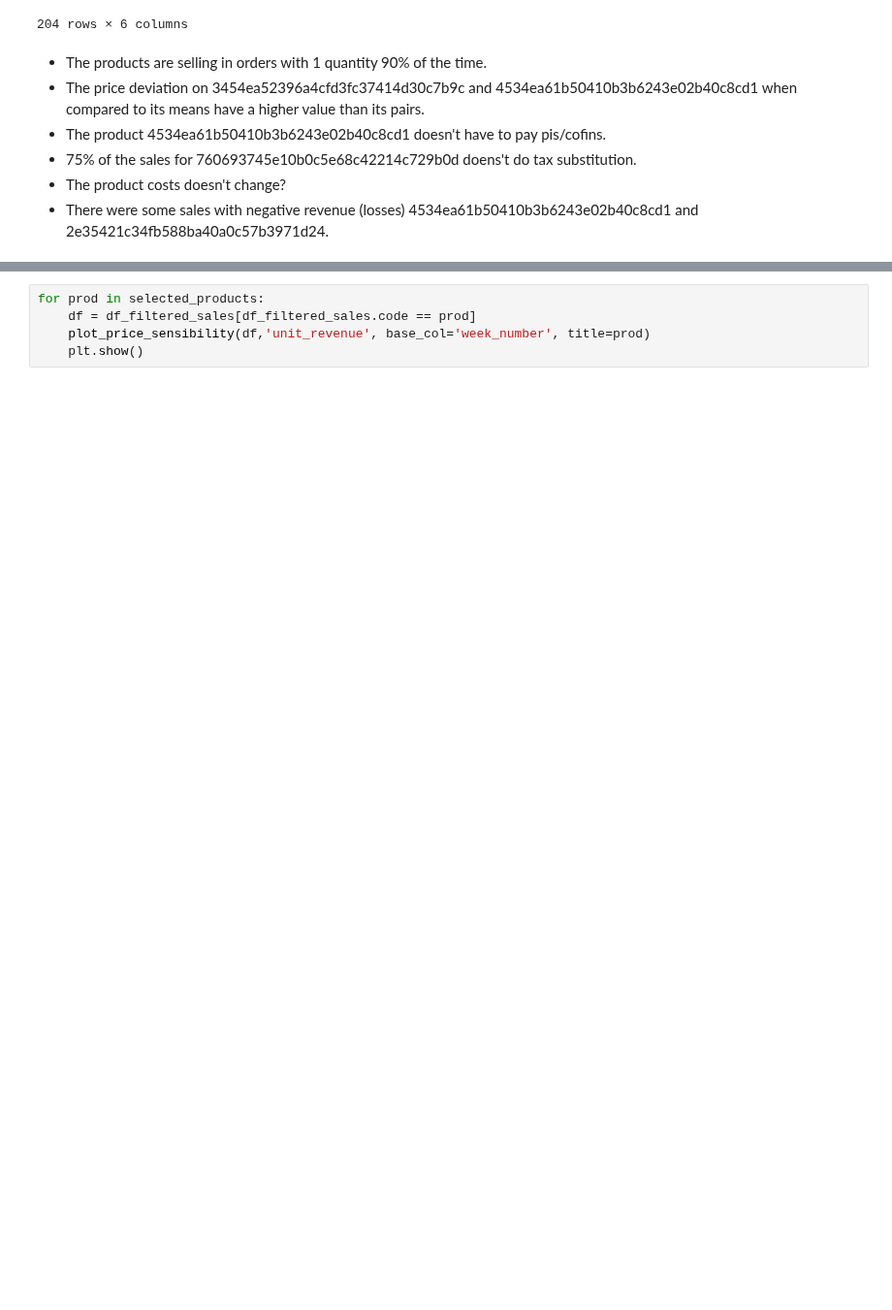
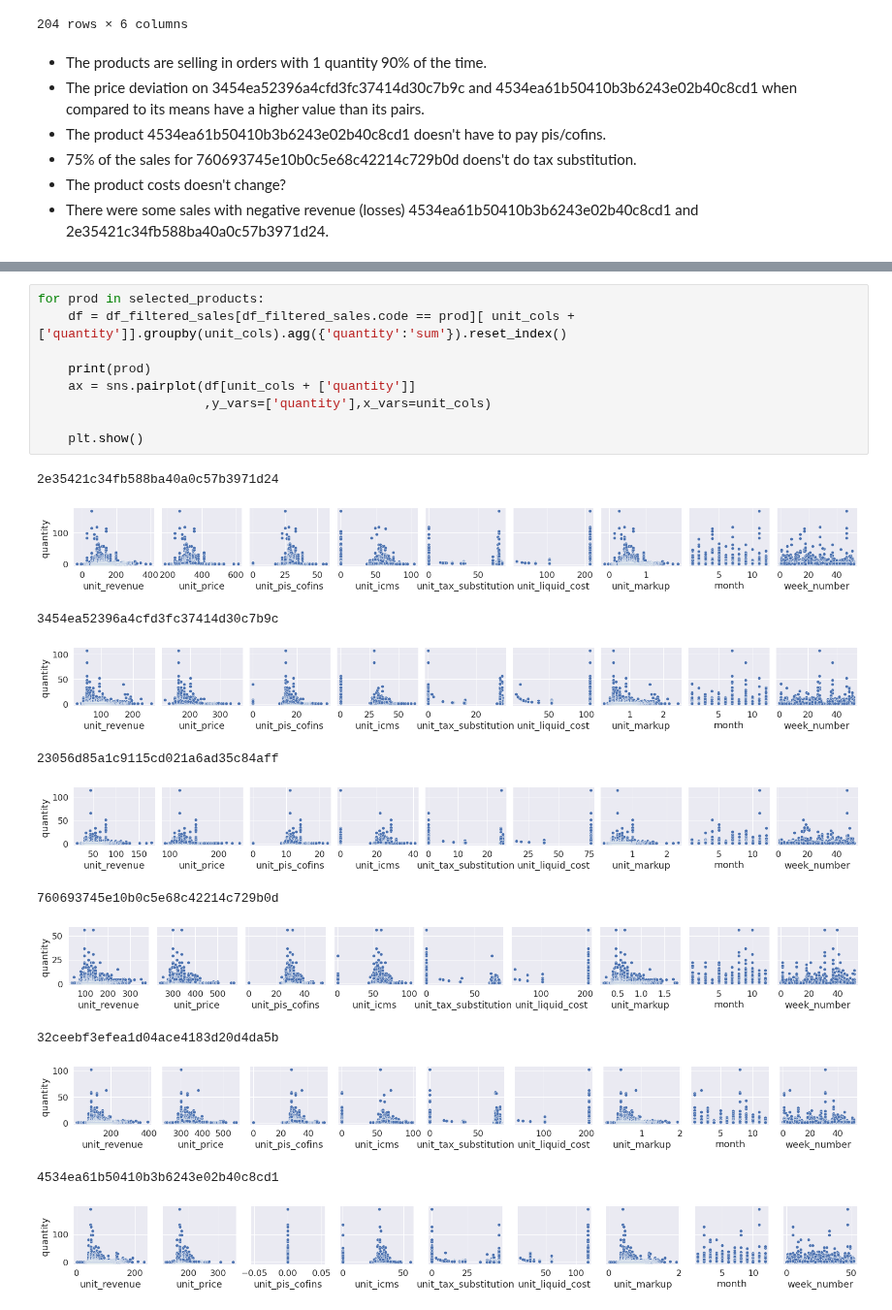
Before and after one commit to wanermiranda/desafio_ml, a Jupyter notebook: notebooks/3. EDA Correlations.ipynb, the cells around one changed output, grey strips where cells are left out. Shown at 97% size. Cells and saved outputs as stored; diff of their text form; blank space fills up the shorter version.

```diff
--- a/notebooks/3. EDA Correlations.ipynb
+++ b/notebooks/3. EDA Correlations.ipynb
@@ -209,5 +189,22 @@ plt.show()
 # %%
 for prod in selected_products:
-    df = df_filtered_sales[df_filtered_sales.code == prod]
-    plot_price_sensibility(df,'unit_revenue', base_col='week_number', title=prod)
+    df = df_filtered_sales[df_filtered_sales.code == prod][ unit_cols + ['quantity']].groupby(unit_cols).agg({'quantity':'sum'}).reset_index()
+
+    print(prod)
+    ax = sns.pairplot(df[unit_cols + ['quantity']]
+                      ,y_vars=['quantity'],x_vars=unit_cols)
+
     plt.show()
+# %% [output]
+2e35421c34fb588ba40a0c57b3971d24
+[figure, added]
+3454ea52396a4cfd3fc37414d30c7b9c
+[figure, added]
+23056d85a1c9115cd021a6ad35c84aff
+[figure, added]
+760693745e10b0c5e68c42214c729b0d
+[figure, added]
+32ceebf3efea1d04ace4183d20d4da5b
+[figure, added]
+4534ea61b50410b3b6243e02b40c8cd1
+[figure, added]
```
Also changed, not shown: parts of 10 cells of this notebook.
